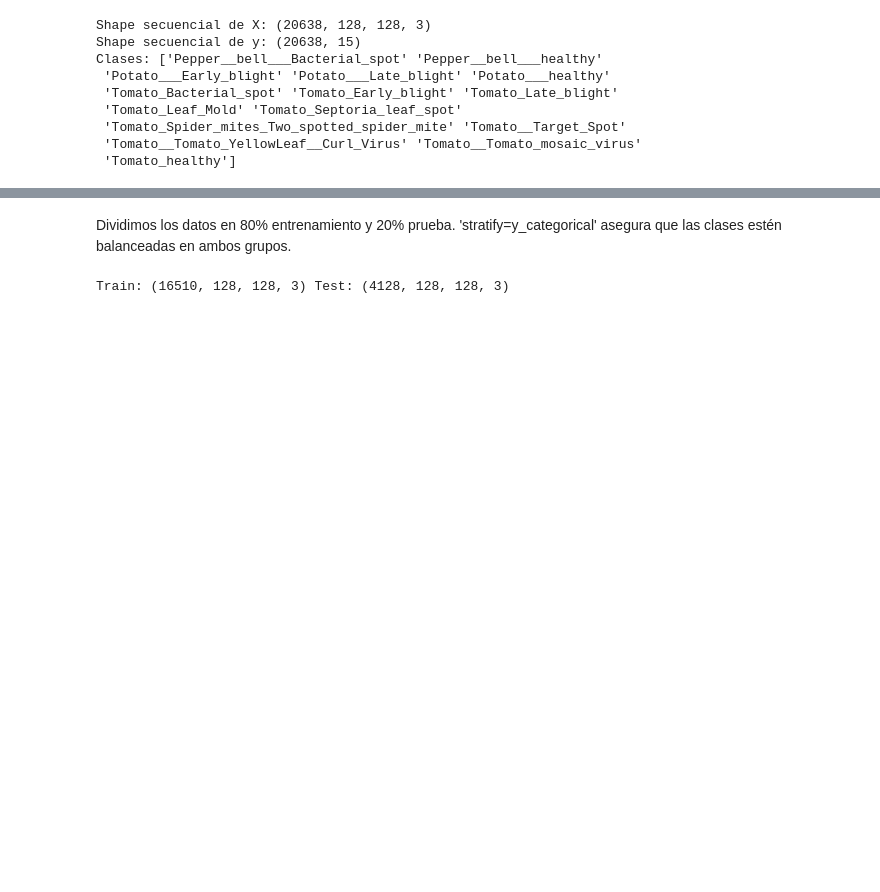
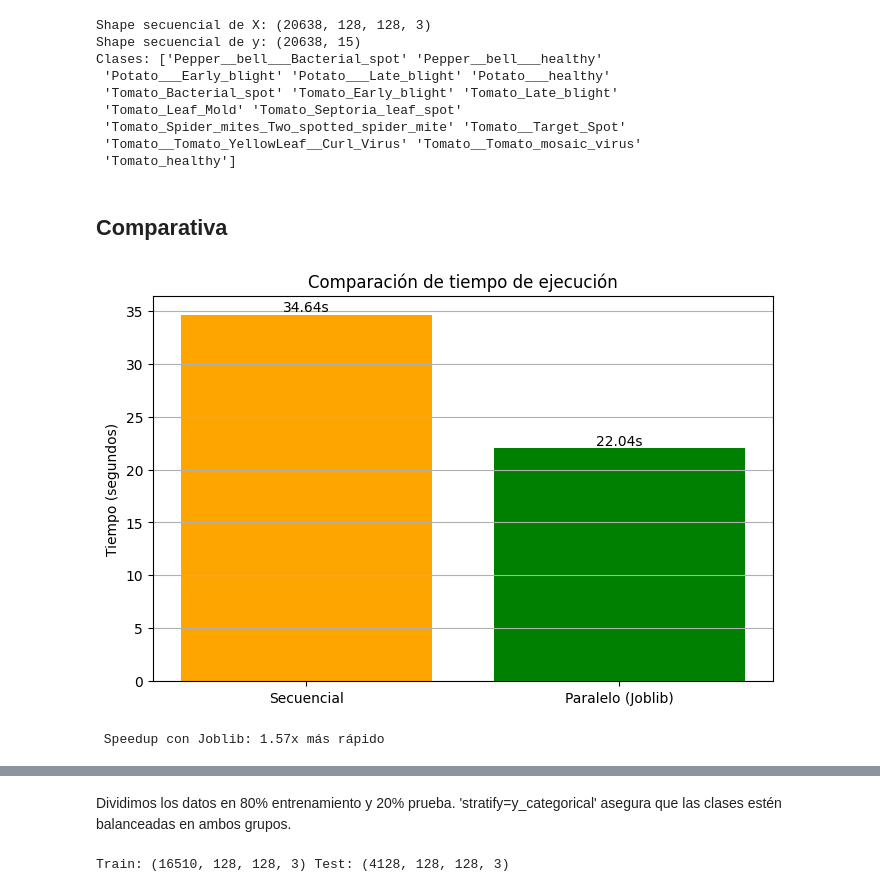
Before and after one commit to Equipo-Proyecto-2025/Proyecto-Computacion-paralela-distribuida, a Jupyter notebook: PlantVillageApplication.ipynb, the cells around one changed output, grey strips where cells are left out. Cells and saved outputs as stored; diff of their text form; code cells hidden in the pictures; blank space fills up the shorter version.

```diff
--- a/PlantVillageApplication.ipynb
+++ b/PlantVillageApplication.ipynb
@@ -175,11 +176,12 @@ Total imágenes: 20639
 # %% [markdown]
 ### 3. CARGAR TODAS LAS IMÁGENES CON JOBLIB
 # %%
-start = time.time()
+start_parallel = time.time()
 
 images_parallel = Parallel(n_jobs=-1)(
     delayed(load_and_preprocess_image)(fname) for fname in df["filename"]
 )
 
-print(f"Tiempo con Joblib: {time.time() - start:.2f} segundos")
+elapsed_parallel = time.time() - start_parallel
+print(f" Tiempo paralelo (Joblib): {elapsed_parallel:.2f} segundos")
 # %% [output]
@@ -228,11 +230,12 @@ Clases: ['Pepper__bell___Bacterial_spot' 'Pepper__bell___healthy'
 # %%
 # Cargar las imágenes de manera secuencial
-start = time.time()
+start_sequential = time.time()
 
 images_sequential = []
 for fname in df["filename"]:
     img = load_and_preprocess_image(fname)
     images_sequential.append(img)
 
-print(f"Tiempo secuencial: {time.time() - start:.2f} segundos")
+elapsed_sequential = time.time() - start_sequential
+print(f" Tiempo secuencial: {elapsed_sequential:.2f} segundos")
 # %% [output]
@@ -270,3 +273,30 @@ Clases: ['Pepper__bell___Bacterial_spot' 'Pepper__bell___healthy'
  'Tomato_Spider_mites_Two_spotted_spider_mite' 'Tomato__Target_Spot'
  'Tomato__Tomato_YellowLeaf__Curl_Virus' 'Tomato__Tomato_mosaic_virus'
  'Tomato_healthy']
+# %% [markdown]
+## Comparativa
+# %%
+# Datos de ejemplo (puedes reemplazarlos con los valores reales)
+labels = ['Secuencial', 'Paralelo (Joblib)']
+tiempos = [elapsed_sequential, elapsed_parallel]
+
+plt.figure(figsize=(8, 5))
+bars = plt.bar(labels, tiempos, color=['orange', 'green'])
+
+# Añadir valores sobre las barras
+for bar in bars:
+    height = bar.get_height()
+    plt.text(bar.get_x() + bar.get_width()/2., height,
+             f'{height:.2f}s', ha='center', va='bottom')
+
+plt.title("Comparación de tiempo de ejecución")
+plt.ylabel("Tiempo (segundos)")
+plt.grid(axis='y')
+plt.show()
+# %% [output]
+[figure, added]
+# %%
+speedup = elapsed_sequential / elapsed_parallel
+print(f" Speedup con Joblib: {speedup:.2f}x más rápido")
+# %% [output]
+ Speedup con Joblib: 1.57x más rápido
```
Also changed, not shown: parts of 32 cells of this notebook.
